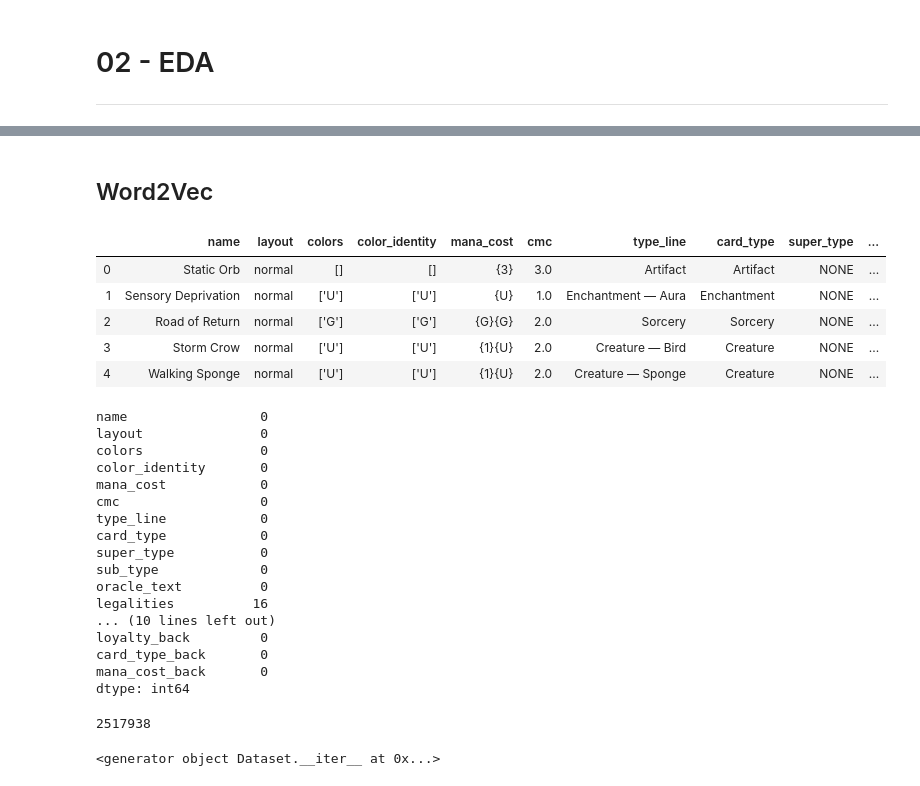
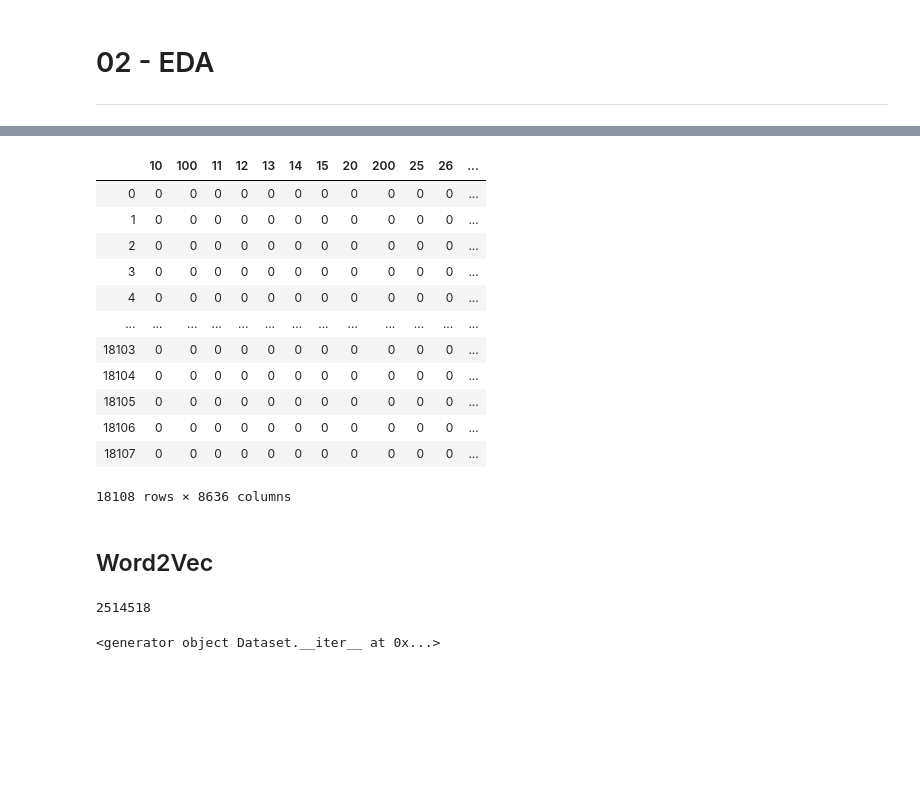
Before and after one commit to CreightonAshton/MTG_Recommender, a Jupyter notebook: Code/02 - EDA.ipynb, the cells around one changed output, grey strips where cells are left out. Cells and saved outputs as stored; diff of their text form; code cells hidden in the pictures; blank space fills up the shorter version.

```diff
--- a/Code/02 - EDA.ipynb
+++ b/Code/02 - EDA.ipynb
@@ -17,0 +32,3 @@ pd.options.display.max_columns = 35
+# %%
+X = df['oracle_text_token']
+X
@@ -18,46 +48,35 @@ pd.options.display.max_columns = 35
+# %%
+cvec = CountVectorizer(stop_words=['none'])
+X = cvec.fit_transform(X)
+# %%
+oracle_df = pd.DataFrame(X.toarray(), columns=cvec.get_feature_names())
+oracle_df
+# %% [output]
+|  | 10 | 100 | 11 | 12 | 13 | 14 | 15 | 20 | 200 | 25 | 26 | ... |
+| 0 | 0 | 0 | 0 | 0 | 0 | 0 | 0 | 0 | 0 | 0 | 0 | ... |
+| 1 | 0 | 0 | 0 | 0 | 0 | 0 | 0 | 0 | 0 | 0 | 0 | ... |
+| 2 | 0 | 0 | 0 | 0 | 0 | 0 | 0 | 0 | 0 | 0 | 0 | ... |
+| 3 | 0 | 0 | 0 | 0 | 0 | 0 | 0 | 0 | 0 | 0 | 0 | ... |
+| 4 | 0 | 0 | 0 | 0 | 0 | 0 | 0 | 0 | 0 | 0 | 0 | ... |
+| ... | ... | ... | ... | ... | ... | ... | ... | ... | ... | ... | ... | ... |
+| 18103 | 0 | 0 | 0 | 0 | 0 | 0 | 0 | 0 | 0 | 0 | 0 | ... |
+| 18104 | 0 | 0 | 0 | 0 | 0 | 0 | 0 | 0 | 0 | 0 | 0 | ... |
+| 18105 | 0 | 0 | 0 | 0 | 0 | 0 | 0 | 0 | 0 | 0 | 0 | ... |
+| 18106 | 0 | 0 | 0 | 0 | 0 | 0 | 0 | 0 | 0 | 0 | 0 | ... |
+| 18107 | 0 | 0 | 0 | 0 | 0 | 0 | 0 | 0 | 0 | 0 | 0 | ... |
+18108 rows × 8636 columns
 # %% [markdown]
 ## Word2Vec
-# %%
-# read in our card files
-df = pd.read_csv('../Data/cards_cleaned.csv')
-df.head()
-# %% [output]
-|  | name | layout | colors | color_identity | mana_cost | cmc | type_line | card_type | super_type | ... |
-| 0 | Static Orb | normal | [] | [] | {3} | 3.0 | Artifact | Artifact | NONE | ... |
-| 1 | Sensory Deprivation | normal | ['U'] | ['U'] | {U} | 1.0 | Enchantment — Aura | Enchantment | NONE | ... |
-| 2 | Road of Return | normal | ['G'] | ['G'] | {G}{G} | 2.0 | Sorcery | Sorcery | NONE | ... |
-| 3 | Storm Crow | normal | ['U'] | ['U'] | {1}{U} | 2.0 | Creature — Bird | Creature | NONE | ... |
-| 4 | Walking Sponge | normal | ['U'] | ['U'] | {1}{U} | 2.0 | Creature — Sponge | Creature | NONE | ... |
-# %%
-df.isnull().sum()
-# %% [output]
-name                 0
-layout               0
-colors               0
-color_identity       0
-mana_cost            0
-cmc                  0
-type_line            0
-card_type            0
-super_type           0
-sub_type             0
-oracle_text          0
-legalities          16
-... (10 lines left out)
-loyalty_back         0
-card_type_back       0
-mana_cost_back       0
-dtype: int64
 # %%
 # Let's make a list of all the words in our oracle_text
-text_list = [text for text in df.loc[df['oracle_text'] != 'NONE']['oracle_text']]
-text_list += [text for text in df.loc[df['oracle_text_back'] != 'NONE']['oracle_text_back']]
+text_list = [text for text in df.loc[df['oracle_text_token'] != 'NONE']['oracle_text_token']]
+text_list += [text for text in df.loc[df['oracle_text_back_token'] != 'NONE']['oracle_text_back_token']]
 
 all_oracle_text = ' '.join(text_list)
 
 len(all_oracle_text)
 # %% [output]
-2517938
+2514518
 # %%
 import gensim.downloader as api
 # %%
```
Also changed, not shown: parts of 10 cells of this notebook, 2 other files.
